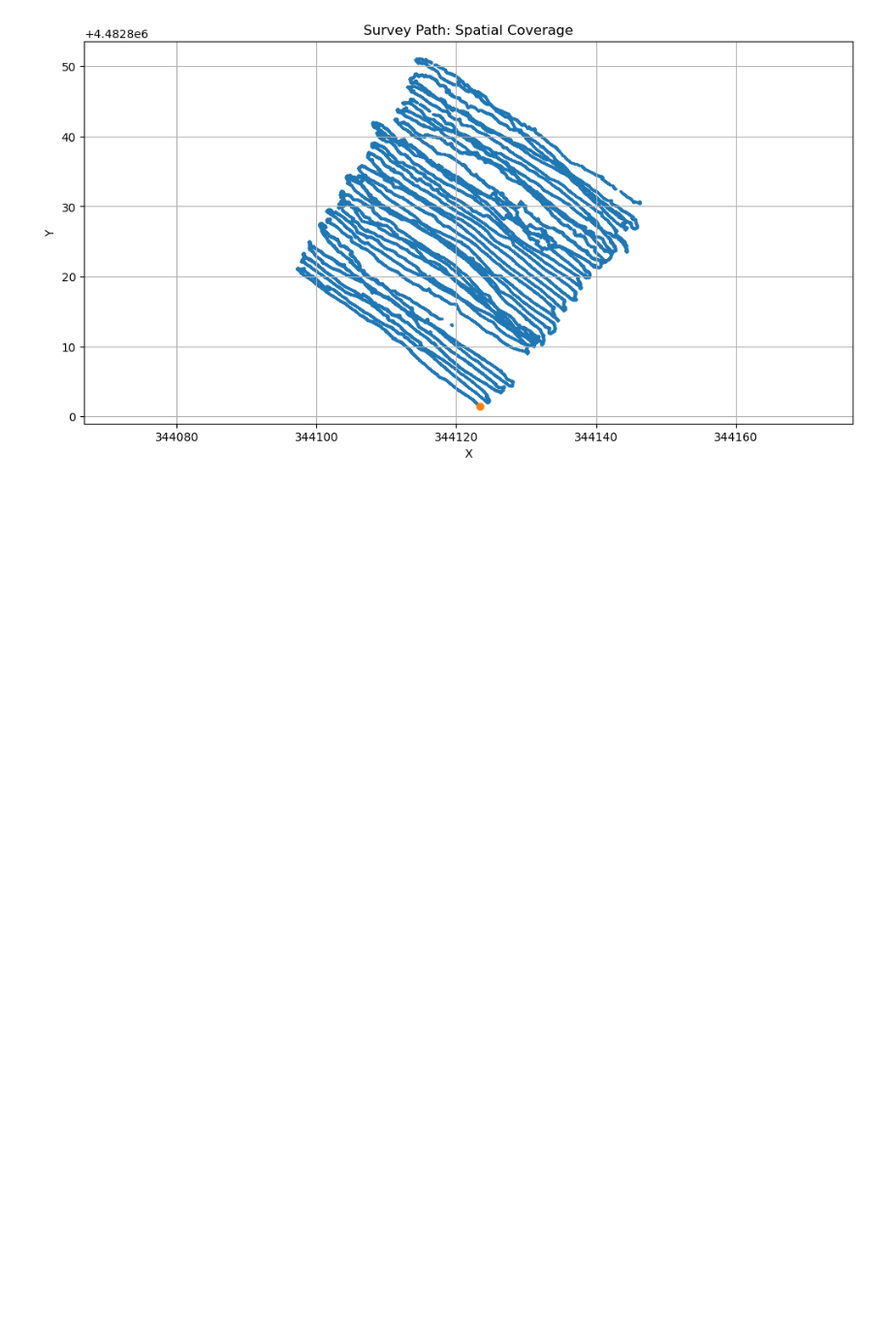
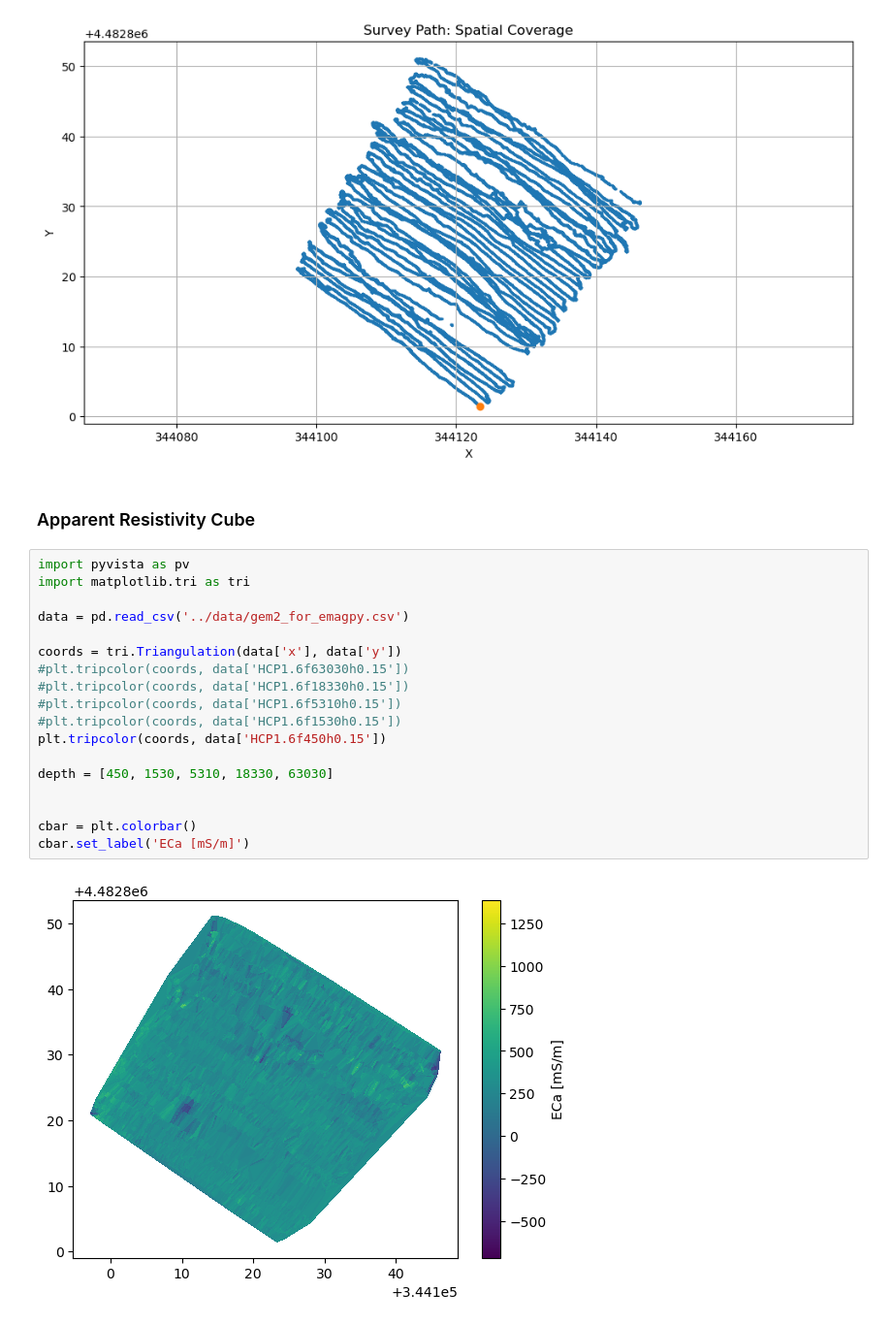
Before and after one commit to NathanSedmak/FDEM_Project_FC_2025, a Jupyter notebook: code/basic-processing.ipynb, the cells around one changed output. Shown at 97% size. Cells and saved outputs as stored; diff of their text form; blank space fills up the shorter version.

```diff
--- a/code/basic-processing.ipynb
+++ b/code/basic-processing.ipynb
@@ -108,3 +124,25 @@ plt.scatter(sample['Easting [m]'], sample['Northing [m]'])
 plt.show()
 # %% [output]
 [figure]
+# %% [markdown]
+### Apparent Resistivity Cube
+# %%
+import pyvista as pv
+import matplotlib.tri as tri
+
+data = pd.read_csv('../data/gem2_for_emagpy.csv')
+
+coords = tri.Triangulation(data['x'], data['y'])
+#plt.tripcolor(coords, data['HCP1.6f63030h0.15'])
+#plt.tripcolor(coords, data['HCP1.6f18330h0.15'])
+#plt.tripcolor(coords, data['HCP1.6f5310h0.15'])
+#plt.tripcolor(coords, data['HCP1.6f1530h0.15'])
+plt.tripcolor(coords, data['HCP1.6f450h0.15'])
+
+depth = [450, 1530, 5310, 18330, 63030]
+
+
+cbar = plt.colorbar()
+cbar.set_label('ECa [mS/m]')
+# %% [output]
+[figure, added]
```
Also changed, not shown: parts of 3 cells of this notebook, 3 other files.
